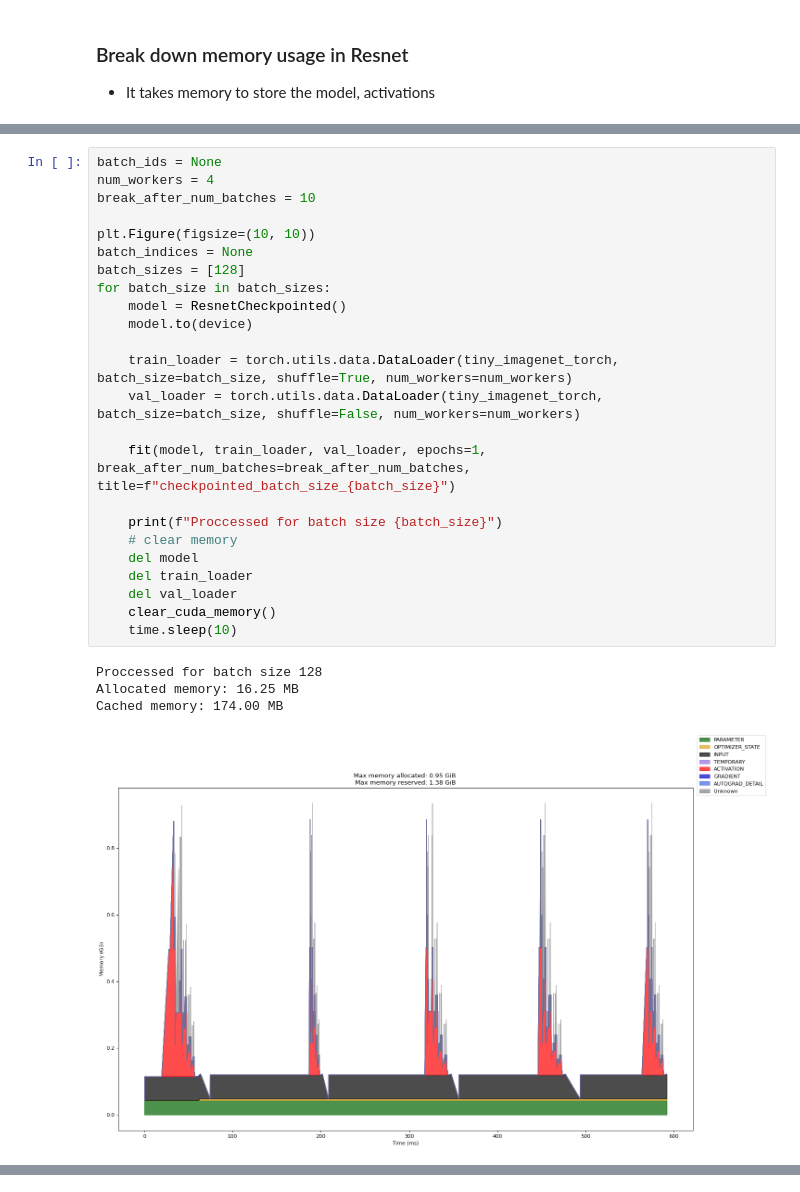
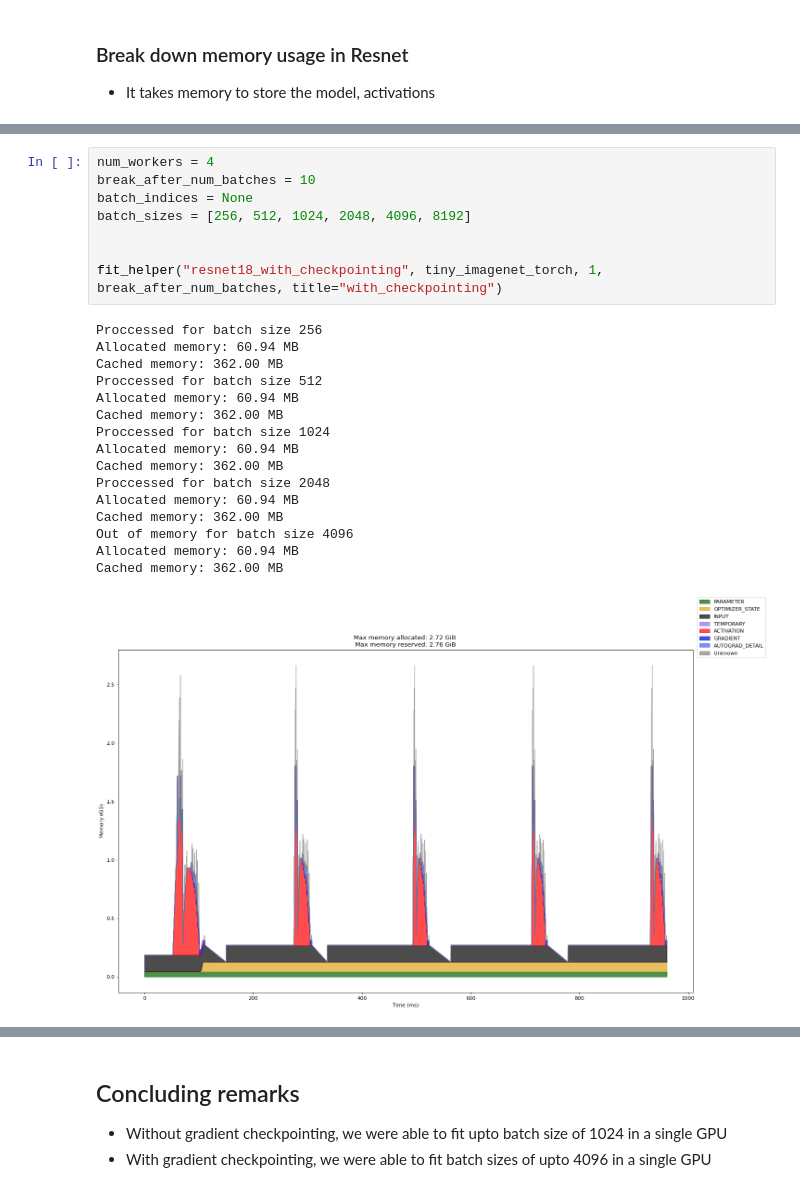
Before and after one commit to ajayrfhp/LearningDeepLearning, a Jupyter notebook: UnderstandingResnetMemoryFootprint.ipynb, the cells around one changed output, grey strips where cells are left out. Drawn from its saved outputs; the diff is of its cells as text.

```diff
--- a/UnderstandingResnetMemoryFootprint.ipynb
+++ b/UnderstandingResnetMemoryFootprint.ipynb
@@ -222,32 +240,28 @@ class ResnetCheckpointed(nn.Module):
         x = torch.flatten(x, 1)
         x = self.fc(x)
         return x
-# %%
-batch_ids = None
-num_workers = 4
-break_after_num_batches = 10
-
-plt.Figure(figsize=(10, 10))
-batch_indices = None
-batch_sizes = [128]
-for batch_size in batch_sizes:
-    model = ResnetCheckpointed()
-    model.to(device)
-
-    train_loader = torch.utils.data.DataLoader(tiny_imagenet_torch, batch_size=batch_size, shuffle=True, num_workers=num_workers)
-    val_loader = torch.utils.data.DataLoader(tiny_imagenet_torch, batch_size=batch_size, shuffle=False, num_workers=num_workers)
-
-    fit(model, train_loader, val_loader, epochs=1, break_after_num_batches=break_after_num_batches, title=f"checkpointed_batch_size_{batch_size}")
-
-    print(f"Proccessed for batch size {batch_size}")
-    # clear memory
-    del model
-    del train_loader
-    del val_loader
-    clear_cuda_memory()
-    time.sleep(10)
-# %% [output]
-Proccessed for batch size 128
-Allocated memory: 16.25 MB
-Cached memory: 174.00 MB
-[figure, removed]
+# %%
+num_workers = 4
+break_after_num_batches = 10
+batch_indices = None
+batch_sizes = [256, 512, 1024, 2048, 4096, 8192]
+
+
+fit_helper("resnet18_with_checkpointing", tiny_imagenet_torch, 1, break_after_num_batches, title="with_checkpointing")
+# %% [output]
+Proccessed for batch size 256
+Allocated memory: 60.94 MB
+Cached memory: 362.00 MB
+Proccessed for batch size 512
+Allocated memory: 60.94 MB
+Cached memory: 362.00 MB
+Proccessed for batch size 1024
+Allocated memory: 60.94 MB
+Cached memory: 362.00 MB
+Proccessed for batch size 2048
+Allocated memory: 60.94 MB
+Cached memory: 362.00 MB
+Out of memory for batch size 4096
+Allocated memory: 60.94 MB
+Cached memory: 362.00 MB
+[figure, added]
@@ -253,0 +271,4 @@ Cached memory: 174.00 MB
+# %% [markdown]
+## Concluding remarks
+- Without gradient checkpointing, we were able to fit upto batch size of 1024 in a single GPU
+- With gradient checkpointing, we were able to fit batch sizes of upto 4096 in a single GPU
```
Also changed, not shown: parts of 12 cells of this notebook, 12 other files.
